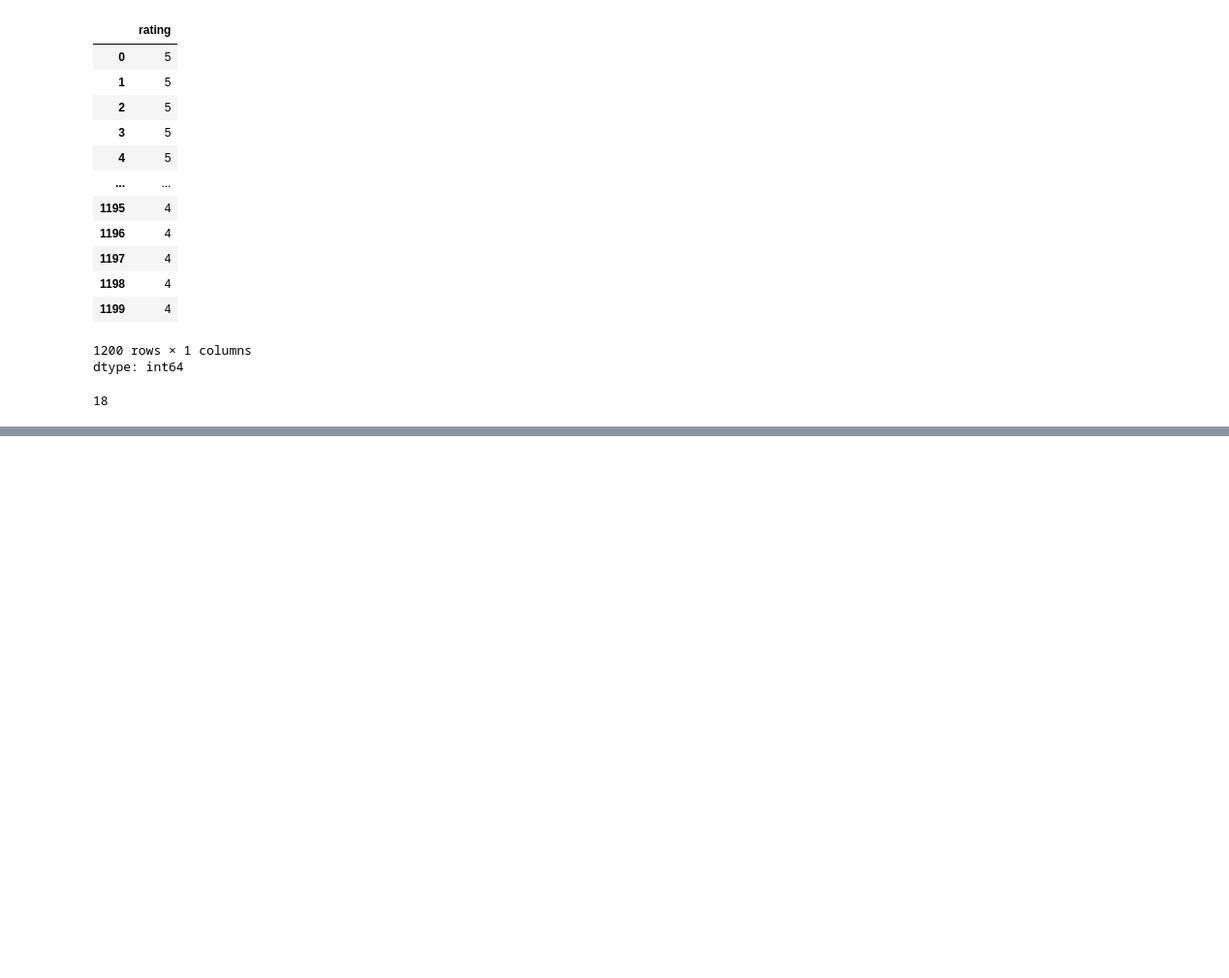
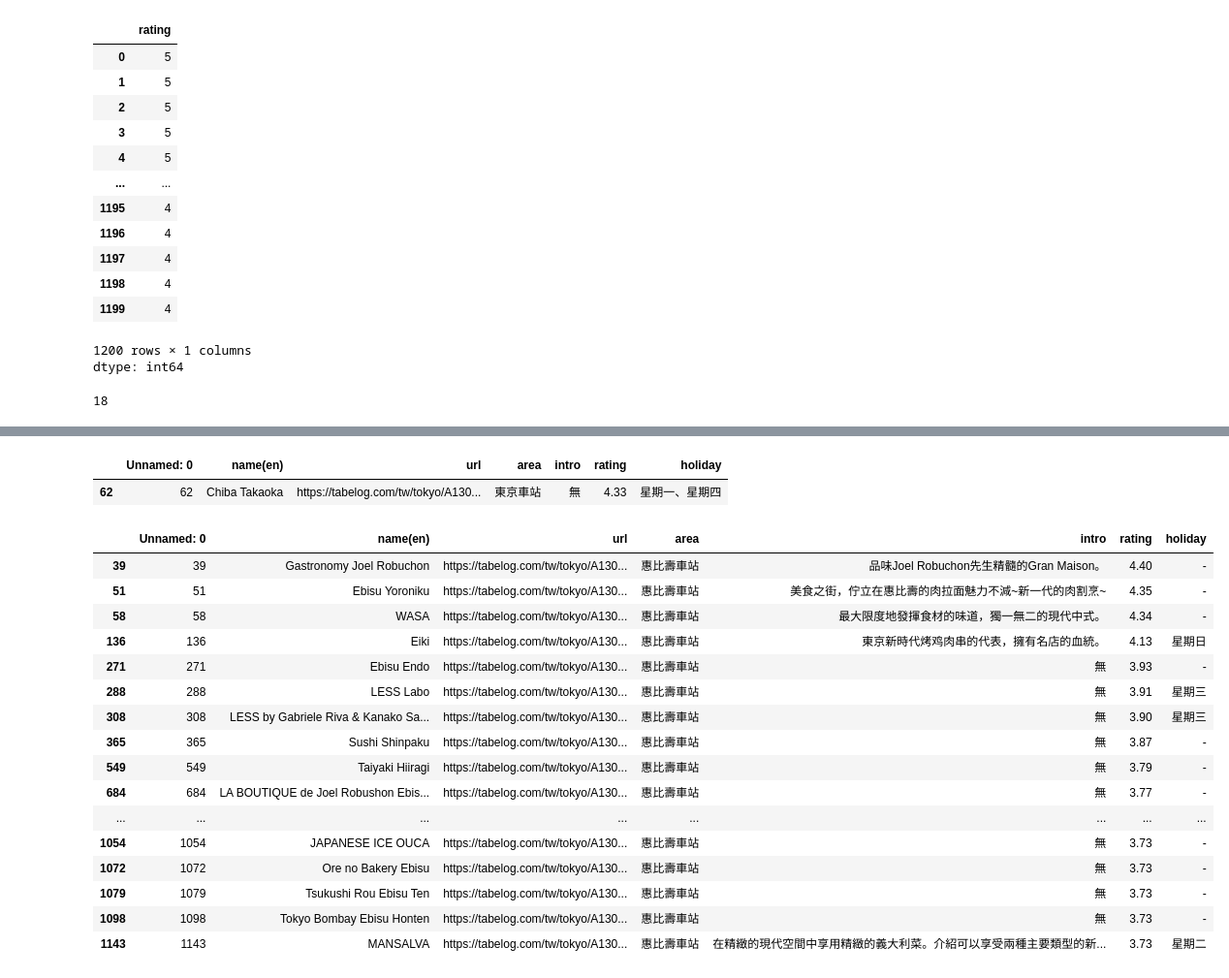
Before and after one commit to shannonshih/Tibame_GAD245-Practice-HW_0113, a Jupyter notebook: Practice01_0113.ipynb, the cells around one changed output, grey strips where cells are left out. Shown: that part at 97% size. Saved outputs shown, nothing was run; the diff lists cells and outputs as text; code cells hidden in the pictures; blank space fills up the shorter version.

```diff
--- a/Practice01_0113.ipynb
+++ b/Practice01_0113.ipynb
@@ -235,3 +235,11 @@ def func(state):
 func(1)(6, 9)
 # %% [output]
 18
+# %%
+import pandas as pd
+df = pd.read_csv("tabelog.csv", encoding = "utf-8")
+def func(s):
+    real_area = s.split("/")[0]
+    return real_area.strip()
+df["area"] = df["area"].apply(func)
+df
@@ -237,0 +278,37 @@ func(1)(6, 9)
+# %%
+def func(s):
+    if "惠比壽車站" in s:
+        return True
+    else:
+        return False
+fil = (df["area"].apply(func)) & (df["rating"].astype("float") >= 3.9)
+df[fil]
+# %% [output]
+|  | Unnamed: 0 | name(en) | url | area | intro | rating | holiday |
+| 62 | 62 | Chiba Takaoka | https://tabelog.com/tw/tokyo/A130... | 東京車站 | 無 | 4.33 | 星期一、星期四 |
+# %%
+def func(s, name):
+    if name in s:
+        return True
+    else:
+        return False
+fil = df["area"].apply(func, args = ["惠比壽車站"])
+df[fil]
+# %% [output]
+|  | Unnamed: 0 | name(en) | url | area | intro | rating | holiday |
+| 39 | 39 | Gastronomy Joel Robuchon | https://tabelog.com/tw/tokyo/A130... | 惠比壽車站 | 品味Joel Robuchon先生精髓的Gran Maison。 | 4.40 | - |
+| 51 | 51 | Ebisu Yoroniku | https://tabelog.com/tw/tokyo/A130... | 惠比壽車站 | 美食之街，佇立在惠比壽的肉拉面魅力不減~新一代的肉割烹~ | 4.35 | - |
+| 58 | 58 | WASA | https://tabelog.com/tw/tokyo/A130... | 惠比壽車站 | 最大限度地發揮食材的味道，獨一無二的現代中式。 | 4.34 | - |
+| 136 | 136 | Eiki | https://tabelog.com/tw/tokyo/A130... | 惠比壽車站 | 東京新時代烤鸡肉串的代表，擁有名店的血統。 | 4.13 | 星期日 |
+| 271 | 271 | Ebisu Endo | https://tabelog.com/tw/tokyo/A130... | 惠比壽車站 | 無 | 3.93 | - |
+| 288 | 288 | LESS Labo | https://tabelog.com/tw/tokyo/A130... | 惠比壽車站 | 無 | 3.91 | 星期三 |
+| 308 | 308 | LESS by Gabriele Riva & Kanako Sa... | https://tabelog.com/tw/tokyo/A130... | 惠比壽車站 | 無 | 3.90 | 星期三 |
+| 365 | 365 | Sushi Shinpaku | https://tabelog.com/tw/tokyo/A130... | 惠比壽車站 | 無 | 3.87 | - |
+| 549 | 549 | Taiyaki Hiiragi | https://tabelog.com/tw/tokyo/A130... | 惠比壽車站 | 無 | 3.79 | - |
+| 684 | 684 | LA BOUTIQUE de Joel Robushon Ebis... | https://tabelog.com/tw/tokyo/A130... | 惠比壽車站 | 無 | 3.77 | - |
+| ... | ... | ... | ... | ... | ... | ... | ... |
+| 1054 | 1054 | JAPANESE ICE OUCA | https://tabelog.com/tw/tokyo/A130... | 惠比壽車站 | 無 | 3.73 | - |
+| 1072 | 1072 | Ore no Bakery Ebisu | https://tabelog.com/tw/tokyo/A130... | 惠比壽車站 | 無 | 3.73 | - |
+| 1079 | 1079 | Tsukushi Rou Ebisu Ten | https://tabelog.com/tw/tokyo/A130... | 惠比壽車站 | 無 | 3.73 | - |
+| 1098 | 1098 | Tokyo Bombay Ebisu Honten | https://tabelog.com/tw/tokyo/A130... | 惠比壽車站 | 無 | 3.73 | - |
+| 1143 | 1143 | MANSALVA | https://tabelog.com/tw/tokyo/A130... | 惠比壽車站 | 在精緻的現代空間中享用精緻的義大利菜。介紹可以享受兩種主要類型的新... | 3.73 | 星期二 |
```
Also changed, not shown: parts of 9 cells of this notebook.
